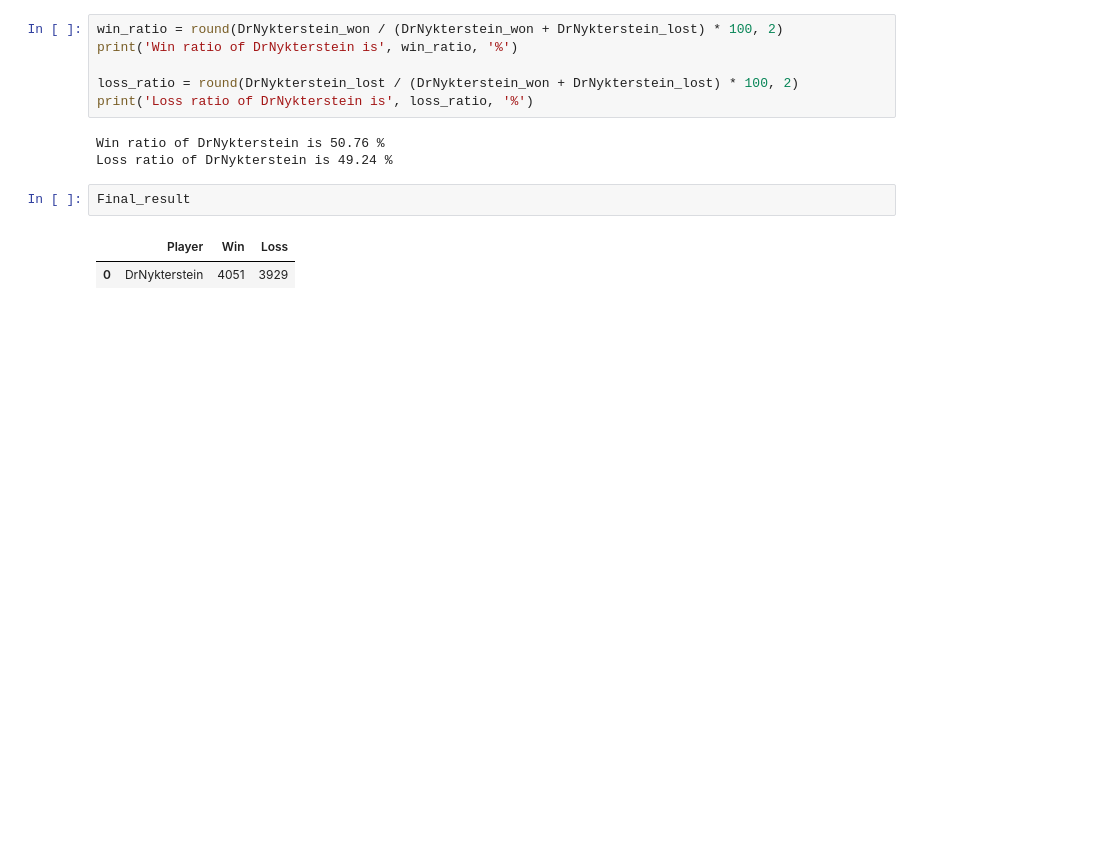
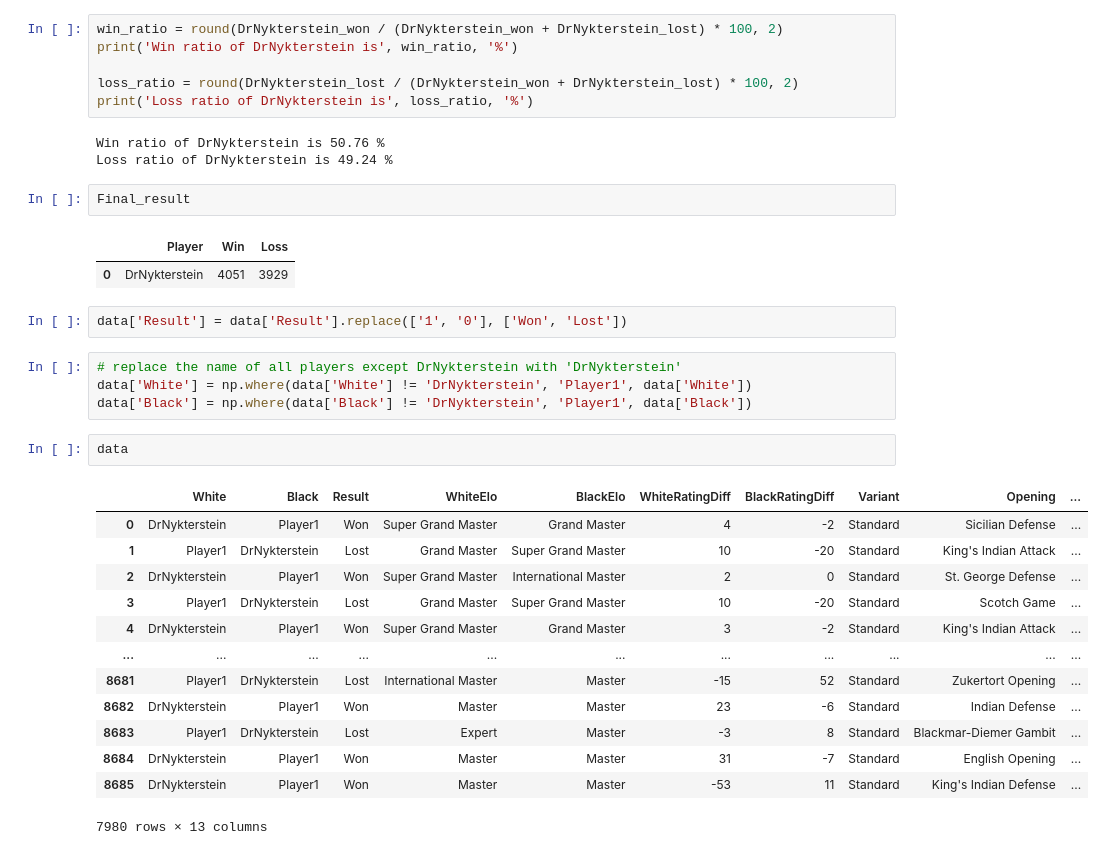
Before and after one commit to Bhadreshwara/CarlsenGamesClassification, a Jupyter notebook: main.ipynb, the cells around one changed output. Saved outputs shown, nothing was run; the diff lists cells and outputs as text; blank space fills up the shorter version.

Commit message:
Change the name of all players

```diff
--- a/main.ipynb
+++ b/main.ipynb
@@ -264,3 +264,25 @@ Final_result
 # %% [output]
 |  | Player | Win | Loss |
 | 0 | DrNykterstein | 4051 | 3929 |
+# %%
+data['Result'] = data['Result'].replace(['1', '0'], ['Won', 'Lost'])
+# %%
+# replace the name of all players except DrNykterstein with 'DrNykterstein'
+data['White'] = np.where(data['White'] != 'DrNykterstein', 'Player1', data['White'])
+data['Black'] = np.where(data['Black'] != 'DrNykterstein', 'Player1', data['Black'])
+# %%
+data
+# %% [output]
+|  | White | Black | Result | WhiteElo | BlackElo | WhiteRatingDiff | BlackRatingDiff | Variant | Opening | ... |
+| 0 | DrNykterstein | Player1 | Won | Super Grand Master | Grand Master | 4 | -2 | Standard | Sicilian Defense | ... |
+| 1 | Player1 | DrNykterstein | Lost | Grand Master | Super Grand Master | 10 | -20 | Standard | King's Indian Attack | ... |
+| 2 | DrNykterstein | Player1 | Won | Super Grand Master | International Master | 2 | 0 | Standard | St. George Defense | ... |
+| 3 | Player1 | DrNykterstein | Lost | Grand Master | Super Grand Master | 10 | -20 | Standard | Scotch Game | ... |
+| 4 | DrNykterstein | Player1 | Won | Super Grand Master | Grand Master | 3 | -2 | Standard | King's Indian Attack | ... |
+| ... | ... | ... | ... | ... | ... | ... | ... | ... | ... | ... |
+| 8681 | Player1 | DrNykterstein | Lost | International Master | Master | -15 | 52 | Standard | Zukertort Opening | ... |
+| 8682 | DrNykterstein | Player1 | Won | Master | Master | 23 | -6 | Standard | Indian Defense | ... |
+| 8683 | Player1 | DrNykterstein | Lost | Expert | Master | -3 | 8 | Standard | Blackmar-Diemer Gambit | ... |
+| 8684 | DrNykterstein | Player1 | Won | Master | Master | 31 | -7 | Standard | English Opening | ... |
+| 8685 | DrNykterstein | Player1 | Won | Master | Master | -53 | 11 | Standard | King's Indian Defense | ... |
+7980 rows × 13 columns
```
